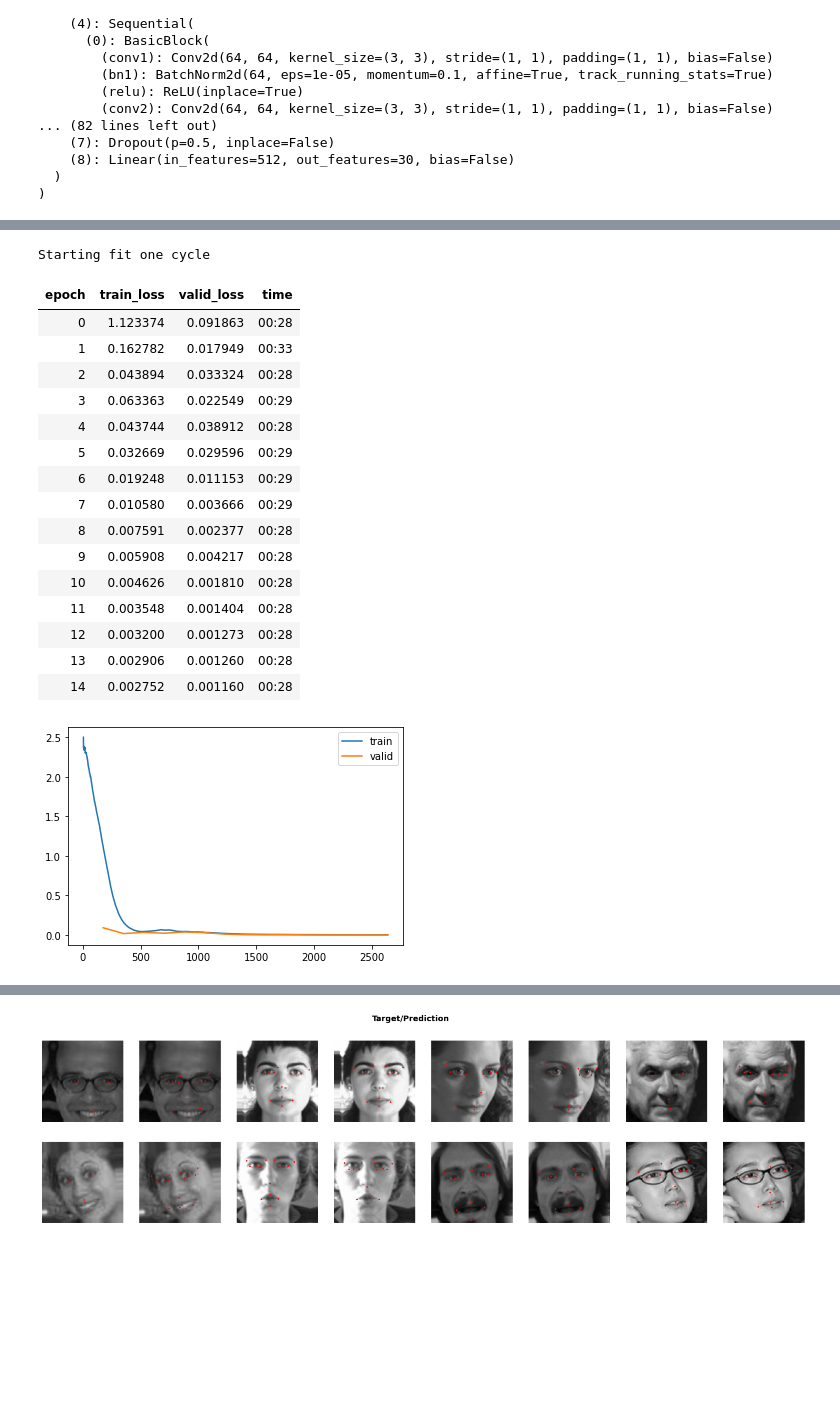
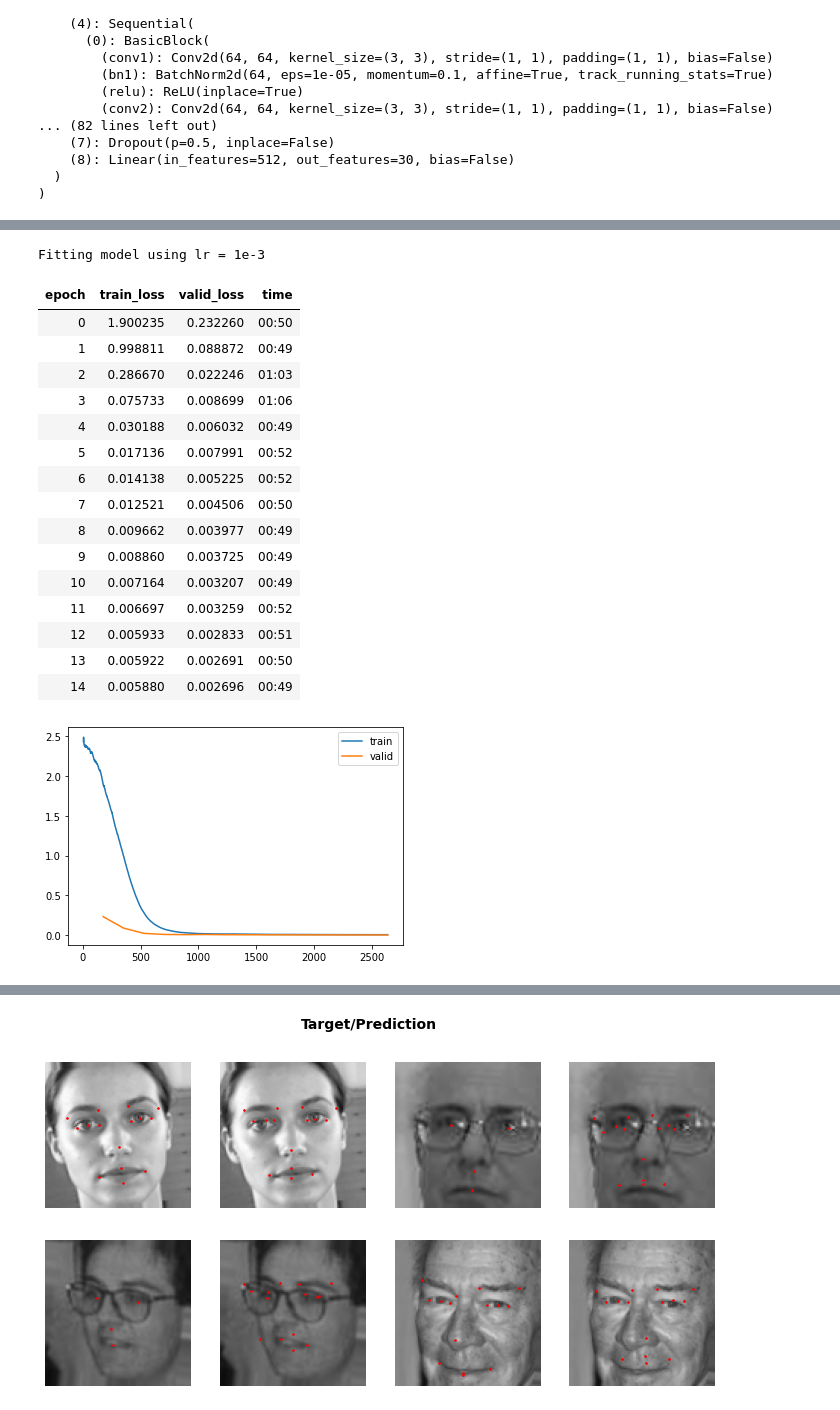
Before and after one commit to BhavyaKohli/Using-facial-features-for-recognition, a Jupyter notebook: test.ipynb, the cells around one changed output, grey strips where cells are left out. Cells and saved outputs as stored; diff of their text form; code cells hidden in the pictures; blank space fills up the shorter version.

```diff
--- a/test.ipynb
+++ b/test.ipynb
@@ -39,5 +41,6 @@ import pandas as pd
 # %%
-DATA_DIR = "/content/drive/Shareddrives/DS 303 Course Project/data/"
+PROJECT_DIR = "/content/drive/Shareddrives/DS 303 Course Project/"
+DATA_DIR = PROJECT_DIR + 'data/'
 
 lookup = pd.read_csv(DATA_DIR + 'IdLookupTable.csv')
 train_df = pd.read_csv(DATA_DIR + 'training.zip')
@@ -132,18 +147,18 @@ show_train(10)
 # %%
-def augment(img, pnts, rot_deg, zoom_factor, x_shift_pix, y_shift_pix):
-    sz = img.shape[-2:]
+def augment(img, points, rot_deg, zoom, x_shift_px, y_shift_px):
+    size = img.shape[-2:]
     def get_rotation(x):
-        mysz = x.new_ones(x.shape[0])
-        rot_rad = torch.ones_like(mysz)*(rot_deg / 180.0 * np.pi)
-        m11 = rot_rad.cos() / zoom_factor
-        m12 = rot_rad.sin() / zoom_factor
-        t0 = torch.ones_like(mysz)*(x_shift_pix/48.0)
-        t1 = torch.ones_like(mysz)*(y_shift_pix/48.0)
+        size_ = x.new_ones(x.shape[0])
+        rot_rad = torch.ones_like(size_)*(rot_deg / 180.0 * np.pi)
+        m11 = rot_rad.cos() / zoom
+        m12 = rot_rad.sin() / zoom
+        t0 = torch.ones_like(size_)*(x_shift_px/48.0)
+        t1 = torch.ones_like(size_)*(y_shift_px/48.0)
         return affine_mat(m11, m12, t0, -m12, m11, t1)
-    t1 = AffineCoordTfm(aff_fs=get_rotation, size=sz)
+    t1 = AffineCoordTfm(aff_fs=get_rotation, size=size)
     p1 = Pipeline(funcs=t1)
     x = TensorImage(img).view([1,1,96,96])
-    y = TensorPoint(pnts, img_size=[96,96]).view([1,15,2])
+    y = TensorPoint(points, img_size=[96,96]).view([1,15,2])
     x,y = p1((x,y/48.0-1.0))
     y = y.view([15,2])
     coord_ok = (y[:,0] > -1.0) & (y[:,0] < 1.0) & (y[:,1] > -1.0) & (y[:,1] < 1.0)
@@ -179,10 +195,10 @@ print(len(augs))
 aug_images = []
 aug_points = []
 aug_ind = 0
-for k1 in tq.trange(len(train_images)):
-    img, point = augment(train_images[k1], train_points[k1], *augs[aug_ind])
-    aug_images.append(train_images[k1])
-    aug_points.append(train_points[k1])
+for idx in tq.trange(len(train_images)):
+    img, point = augment(train_images[idx], train_points[idx], *augs[aug_ind])
+    aug_images.append(train_images[idx])
+    aug_points.append(train_points[idx])
     aug_images.append(img)
     aug_points.append(point)
     aug_ind = (aug_ind + 1) % len(augs)
@@ -340,31 +361,32 @@ SuggestedLRs(valley=0.005248074419796467)
 # %%
-print('Starting fit one cycle')
-learner.fit_one_cycle(15, lr_max=5e-3)
+print('Fitting model using lr = 1e-3')
+learner.fit_one_cycle(15, lr_max=1e-3)
 # %% [output]
-Starting fit one cycle
+Fitting model using lr = 1e-3
 | epoch | train_loss | valid_loss | time |
-| 0 | 1.123374 | 0.091863 | 00:28 |
-| 1 | 0.162782 | 0.017949 | 00:33 |
-| 2 | 0.043894 | 0.033324 | 00:28 |
-| 3 | 0.063363 | 0.022549 | 00:29 |
-| 4 | 0.043744 | 0.038912 | 00:28 |
-| 5 | 0.032669 | 0.029596 | 00:29 |
-| 6 | 0.019248 | 0.011153 | 00:29 |
-| 7 | 0.010580 | 0.003666 | 00:29 |
-| 8 | 0.007591 | 0.002377 | 00:28 |
-| 9 | 0.005908 | 0.004217 | 00:28 |
-| 10 | 0.004626 | 0.001810 | 00:28 |
-| 11 | 0.003548 | 0.001404 | 00:28 |
-| 12 | 0.003200 | 0.001273 | 00:28 |
-| 13 | 0.002906 | 0.001260 | 00:28 |
-| 14 | 0.002752 | 0.001160 | 00:28 |
+| 0 | 1.900235 | 0.232260 | 00:50 |
+| 1 | 0.998811 | 0.088872 | 00:49 |
+| 2 | 0.286670 | 0.022246 | 01:03 |
+| 3 | 0.075733 | 0.008699 | 01:06 |
+| 4 | 0.030188 | 0.006032 | 00:49 |
+| 5 | 0.017136 | 0.007991 | 00:52 |
+| 6 | 0.014138 | 0.005225 | 00:52 |
+| 7 | 0.012521 | 0.004506 | 00:50 |
+| 8 | 0.009662 | 0.003977 | 00:49 |
+| 9 | 0.008860 | 0.003725 | 00:49 |
+| 10 | 0.007164 | 0.003207 | 00:49 |
+| 11 | 0.006697 | 0.003259 | 00:52 |
+| 12 | 0.005933 | 0.002833 | 00:51 |
+| 13 | 0.005922 | 0.002691 | 00:50 |
+| 14 | 0.005880 | 0.002696 | 00:49 |
 # %%
 learner.recorder.plot_loss()
 # %% [output]
-[figure, old version]
+[figure, new version]
 # %%
-learner.show_results(ds_idx=0, shuffle=True, nrows=2, ncols=4)
+# Visualizing a few images along with the model predictions
+learner.show_results(ds_idx=0, shuffle=True, nrows=2, ncols=2)
 # %% [output]
 [interactive output not drawn]
-[figure, old version]
+[figure, new version]
 # %%
```
Also changed, not shown: parts of 25 cells of this notebook.
